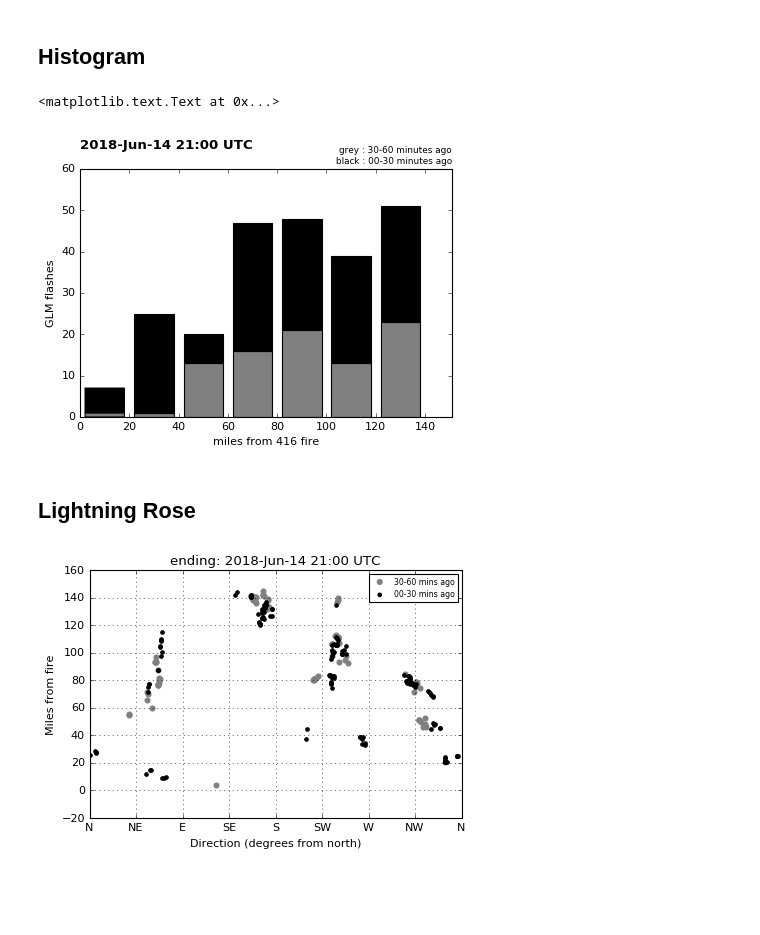
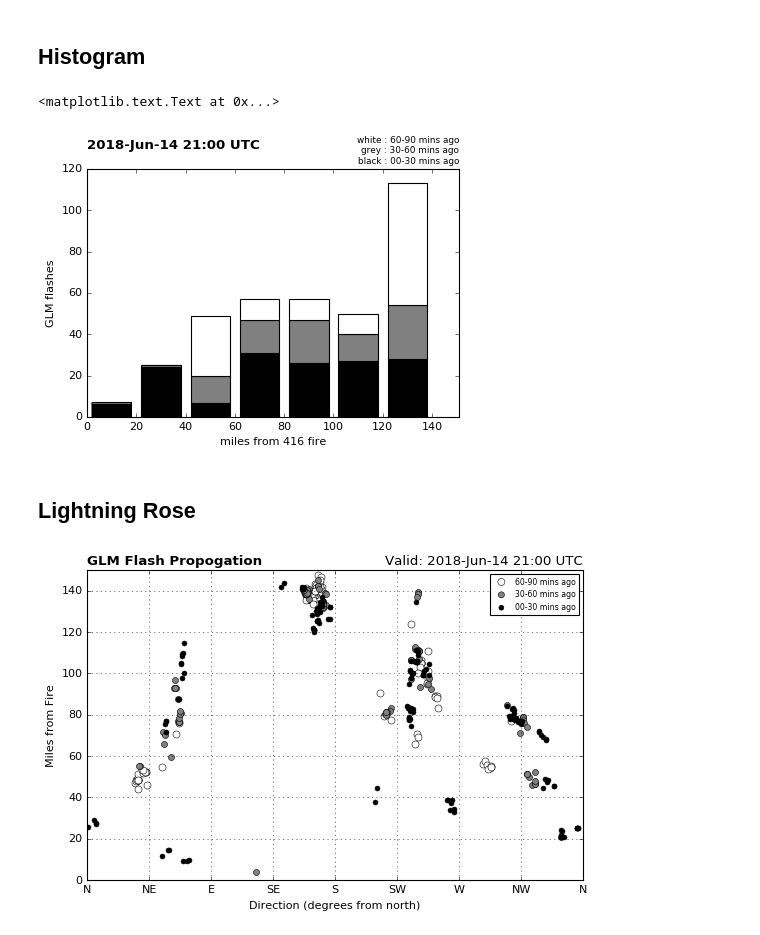
Before and after one commit to blaylockbk/pyBKB_v2, a Jupyter notebook: BB_GOES16/GLM_proximity_map_and_histogram.ipynb, the cells around one changed output. Cells and saved outputs as stored; diff of their text form; code cells hidden in the pictures; blank space fills up the shorter version.

```diff
--- a/BB_GOES16/GLM_proximity_map_and_histogram.ipynb
+++ b/BB_GOES16/GLM_proximity_map_and_histogram.ipynb
@@ -21,7 +23,9 @@ from BB_rose.distancerose import WindroseAxes
 eDATE = datetime(2018, 6, 14, 21)
 prev30 = eDATE - timedelta(minutes=30)
 prev60 = eDATE - timedelta(minutes=60)
+prev90 = eDATE - timedelta(minutes=90)
 
+GLM0 = accumulate_GLM(get_GLM_files_for_range(prev90, prev60)) # 60-90 minutes ago
 GLM = accumulate_GLM(get_GLM_files_for_range(prev60, prev30)) # 30-60 minutes ago
 GLM2 = accumulate_GLM(get_GLM_files_for_range(prev30, eDATE)) # 0-30 minutes ago
 # %% [markdown]
@@ -111,16 +146,16 @@ distance2 = distance2 * 0.6214
 # %%
-plt.hist([distance[distance<miles],distance2[distance2<miles]],
+plt.hist([distances2[distances2<miles], distances[distances<miles],distances0[distances0<miles]],
          stacked=True,
-         color=['grey', 'k'],
+         color=['k', 'grey', 'w'],
          bins=range(0,151,20))
 plt.xlim(0,151)
 plt.xticks(range(0,151,20))
 plt.xlabel('miles from 416 fire')
 plt.ylabel('GLM flashes')
 plt.title(eDATE.strftime('%Y-%b-%d %H:%M UTC\n'), loc='left', fontweight='semibold')
-plt.title('\ngrey : 30-60 minutes ago\nblack : 00-30 minutes ago', loc='right', fontsize=8)
+plt.title('white : 60-90 mins ago\ngrey : 30-60 mins ago\nblack : 00-30 mins ago', loc='right', fontsize=8)
 # %% [output]
 <matplotlib.text.Text at 0x...>
-[figure, old version]
+[figure, new version]
 # %% [markdown]
 ## Lightning Rose
@@ -152,17 +162,31 @@ lightning_azimuth2[lightning_azimuth2<0] += 360
 # %%
-plt.scatter(lightning_azimuth, lightning_distance, color='grey', s=20, label='30-60 mins ago')
-plt.scatter(lightning_azimuth2, lightning_distance2, color='k', s=10, label='00-30 mins ago')
+plt.figure(figsize=[8,5])
+
+plt.scatter(azimuth0[distances0<miles], distances0[distances0<miles],
+            color='white',
+            s=40, edgecolor='k', linewidth=.5,
+            label='60-90 mins ago')
+plt.scatter(azimuth[distances<miles], distances[distances<miles],
+            color='grey',
+            s=30, edgecolor='k', linewidth=.5,
+            label='30-60 mins ago')
+plt.scatter(azimuth2[distances2<miles], distances2[distances2<miles],
+            color='k',
+            s=20, edgecolor='k', linewidth=.5,
+            label='00-30 mins ago')
 plt.xlabel('Direction (degrees from north)')
+plt.ylim([0,miles])
 plt.xlim([0,360])
 plt.xticks(range(0,361,45), ['N', 'NE', 'E', 'SE', 'S', 'SW', 'W', 'NW', 'N'])
 plt.grid()
-plt.title(eDATE.strftime('ending: %Y-%b-%d %H:%M UTC'))
+plt.title('GLM Flash Propogation', loc='left', fontweight='semibold')
+plt.title(eDATE.strftime('Valid: %Y-%b-%d %H:%M UTC'), loc='right')
 
-plt.ylabel('Miles from fire')
+plt.ylabel('Miles from Fire')
 leg = plt.legend(scatterpoints=1, framealpha=1, loc='best', fontsize=7)
 leg.get_frame().set_linewidth(1)
 # %% [output]
-[figure, old version]
+[figure, new version]
 # %%
 #A quick way to create new windrose axes...
 def new_axes():
```
Also changed, not shown: parts of 15 cells of this notebook, 3 other files.
